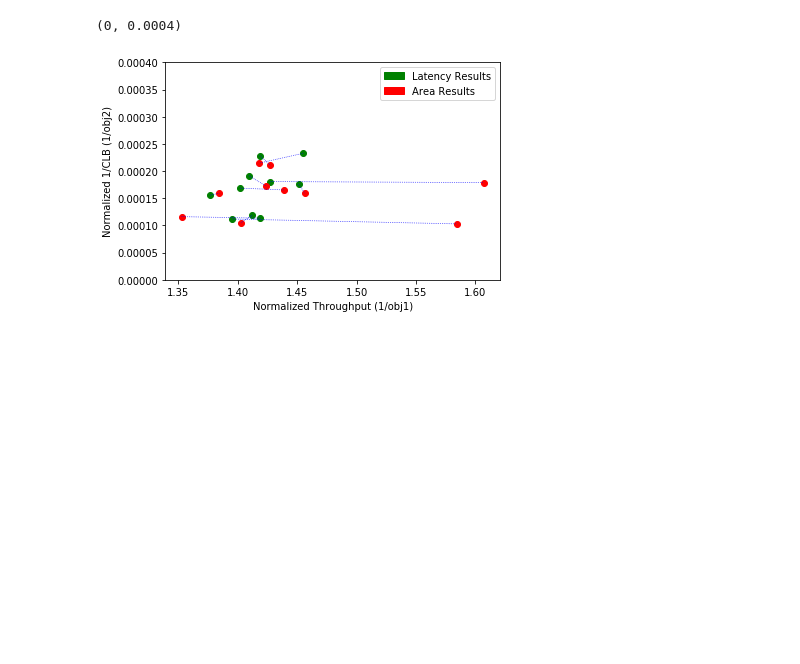
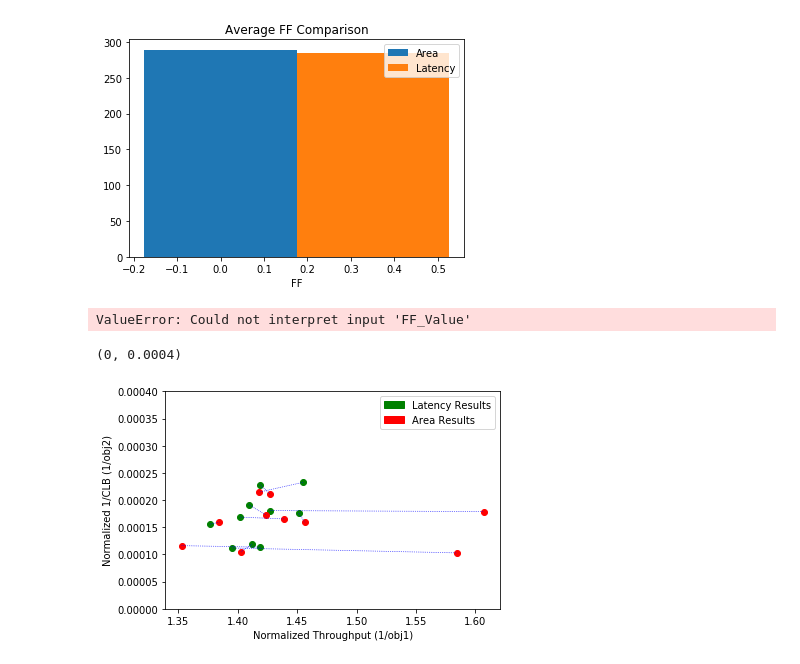
Before and after one commit to KastnerRG/Spector-HLS, a Jupyter notebook: dct/results/postproc/asic_dct_postproc.ipynb, the cells around one changed output. Drawn from its saved outputs; the diff is of its cells as text; code cells hidden in the pictures; blank space fills up the shorter version.

```diff
--- a/dct/results/postproc/asic_dct_postproc.ipynb
+++ b/dct/results/postproc/asic_dct_postproc.ipynb
@@ -105,3 +105,29 @@ ax=sns.violinplot(x="Parameter",y="Throughput_Value",data=violin,hue="Flow",pale
+# %%
+fig, ax = plt.subplots()
+
+N=1
+area_val=(vdfx['FF'].mean())
+latency_val=(cdfx['FF'].mean())
+
+ind = np.arange(N)
+width = 0.35
+
+p1=ax.bar(ind,area_val,width,label='Area')
+p2=ax.bar(ind+width,latency_val,width,label='Latency')
+
+ax.set_title('Average FF Comparison')
+ax.set_xlabel('FF')
+
+ax.legend((p1[0], p2[0]), ('Area', 'Latency'))
+
+ax.autoscale_view()
+plt.show()
+# %% [output]
+[figure, added]
+# %%
+ax=sns.violinplot(x="Parameter2",y="FF_Value",data=violin,hue="Flow",palette="muted",scale="count")
+# %% [output]
+ValueError: Could not interpret input 'FF_Value'
 # %%
 cdfx = cdfx.reset_index(drop=True)
 vdfx = vdfx.reset_index(drop=True)
```
Also changed, not shown: parts of 5 cells of this notebook, 4 other files.
